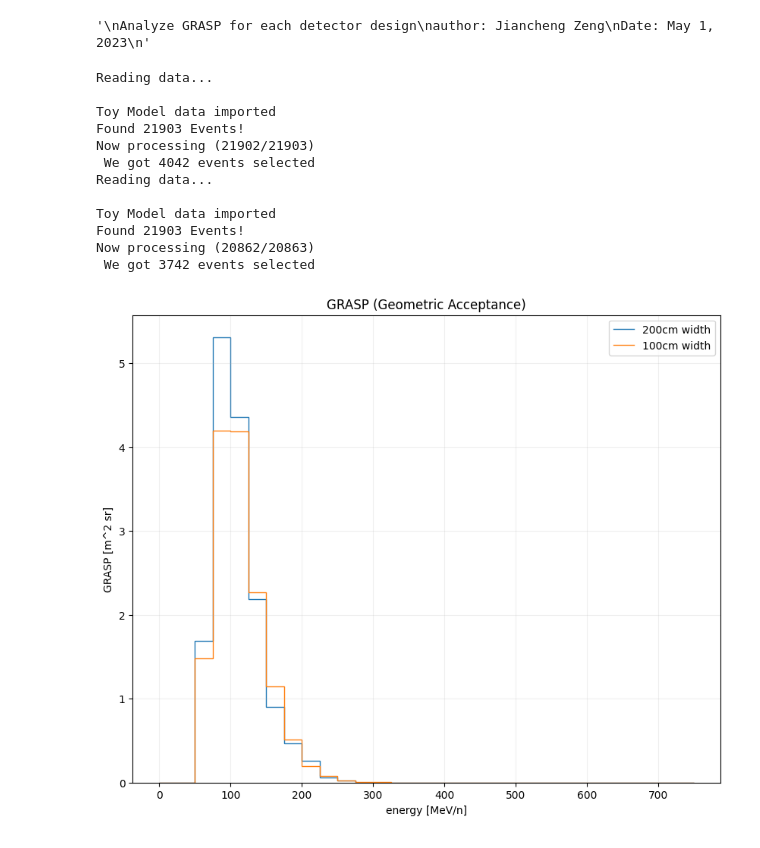
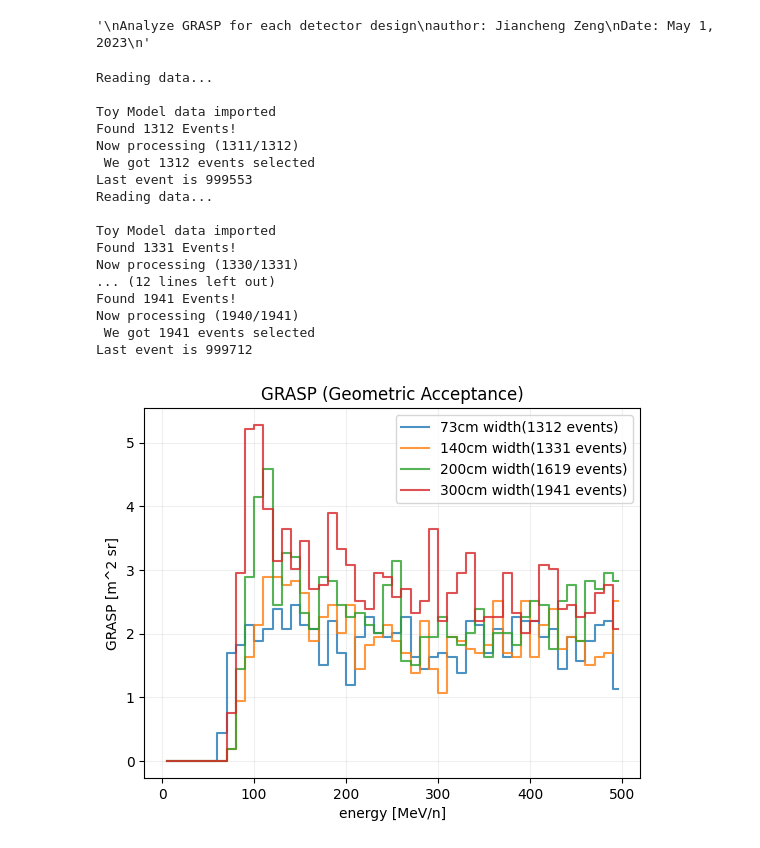
Before and after one commit to Eclipsedclaw/GRAMS, a Jupyter notebook: analysis/2023_Paper/GRASP.ipynb, the cells around one changed output. Saved outputs shown, nothing was run; the diff lists cells and outputs as text; code cells hidden in the pictures.

Commit message:
modified GRASP analysis script
Former-commit-id: 7df65ae5e354723fda73990154ee3774bc0711d9

```diff
--- a/analysis/2023_Paper/GRASP.ipynb
+++ b/analysis/2023_Paper/GRASP.ipynb
@@ -115,36 +182,61 @@ def number_of_nucleons(particle_ID):
     particle_info = df[matching_columns[0]]
     return particle_info
 # %%
-# Create a new figure
-plt.figure(figsize=(10, 8))
+fig, ax = plt.subplots()
 
-file_path_200 = '/home/jiancheng/GRAMS/toymodel_work/output/2023/GRASP_anti_deuteron_1e7_200cm.dat'
-label1 = '200cm width'
-plot_200 = GRASP_hist(Analyze_GRASP(read_data_from_toymodel(file_path_200) , -1000010020, stop_event=True), -1000010020, label1)
+file_path_73 = '/home/jiancheng/GRAMS/toymodel_work/output/2023/GRASP_anti_deuteron_atmo_1e6_73cm.dat'
+label1= '73cm width'
 
-file_path_73 = '/home/jiancheng/GRAMS/toymodel_work/output/2023/GRASP_anti_deuteron_1e7_73cm.dat'
-label2 = '73cm width'
-plot_100 = GRASP_hist(Analyze_GRASP(read_data_from_toymodel(file_path_73) , -1000010020, stop_event=True), -1000010020, label2)
+# variable explaination: Analyze_GRASP(data_vector_constructed, Particle_ID_of_initial_particle, stop_event_inside_LAr, in_flight_event_inside_LAr)
+GRASP_73 = Analyze_GRASP(read_data_from_toymodel(file_path_73), -1000010020, stop_event=True, in_flight_event=True)
 
-plt.xlabel("energy [MeV/n]")
-plt.ylabel("GRASP [m^2 sr]")
-plt.legend()
-plt.grid(alpha=0.2)
-plt.title('GRASP (Geometric Acceptance)')
+# variable explaination: GRASP_hist(GRASP_vector_from_Analyze_GRASP_function, Particle_ID_of_initial_particle, label, total_number_of_events, minimal_ernegy, maximum_energy, number_of_bins, plot_ax_name)
+plot_73 = GRASP_hist(GRASP_73[0], -1000010020, label1, GRASP_73[1], 0, 1000, 50, ax=ax)
 
-# Show the figure
-plt.show()
+file_path_140 = '/home/jiancheng/GRAMS/toymodel_work/output/2023/GRASP_anti_deuteron_atmo_1e6_140cm.dat'
+label2= '140cm width'
+
+# variable explaination: Analyze_GRASP(data_vector_constructed, Particle_ID_of_initial_particle, stop_event_inside_LAr, in_flight_event_inside_LAr)
+GRASP_140 = Analyze_GRASP(read_data_from_toymodel(file_path_140), -1000010020, stop_event=True, in_flight_event=True)
+
+# variable explaination: GRASP_hist(GRASP_vector_from_Analyze_GRASP_function, Particle_ID_of_initial_particle, label, total_number_of_events, minimal_ernegy, maximum_energy, number_of_bins, plot_ax_name)
+plot_140 = GRASP_hist(GRASP_140[0], -1000010020, label2, GRASP_140[1], 0, 1000, 50, ax=ax)
+
+file_path_200 = '/home/jiancheng/GRAMS/toymodel_work/output/2023/GRASP_anti_deuteron_atmo_1e6_200cm.dat'
+label3 = '200cm width'
+
+# variable explaination: Analyze_GRASP(data_vector_constructed, Particle_ID_of_initial_particle, stop_event_inside_LAr, in_flight_event_inside_LAr)
+GRASP_200 = Analyze_GRASP(read_data_from_toymodel(file_path_200), -1000010020, stop_event=True, in_flight_event=True)
+
+# variable explaination: GRASP_hist(GRASP_vector_from_Analyze_GRASP_function, Particle_ID_of_initial_particle, label, total_number_of_events, minimal_ernegy, maximum_energy, number_of_bins, plot_ax_name)
+plot_200 = GRASP_hist(GRASP_200[0], -1000010020, label3, GRASP_200[1], 0, 1000, 50, ax=ax)
+
+file_path_300 = '/home/jiancheng/GRAMS/toymodel_work/output/2023/GRASP_anti_deuteron_atmo_1e6_300cm.dat'
+label4= '300cm width'
+
+# variable explaination: Analyze_GRASP(data_vector_constructed, Particle_ID_of_initial_particle, stop_event_inside_LAr, in_flight_event_inside_LAr)
+GRASP_300 = Analyze_GRASP(read_data_from_toymodel(file_path_300), -1000010020, stop_event=True, in_flight_event=True)
+
+# variable explaination: GRASP_hist(GRASP_vector_from_Analyze_GRASP_function, Particle_ID_of_initial_particle, label, total_number_of_events, minimal_ernegy, maximum_energy, number_of_bins, plot_ax_name)
+plot_300 = GRASP_hist(GRASP_300[0], -1000010020, label4, GRASP_300[1], 0, 1000, 50, ax=ax)
+
+plt.show()  # Display the plot with both data on the same axes
 # %% [output]
 Reading data...
 
 Toy Model data imported
-Found 21903 Events!
-Now processing (21902/21903)
- We got 4042 events selected
+Found 1312 Events!
+Now processing (1311/1312)
+ We got 1312 events selected
+Last event is 999553
 Reading data...
 
 Toy Model data imported
-Found 21903 Events!
-Now processing (20862/20863)
- We got 3742 events selected
+Found 1331 Events!
+Now processing (1330/1331)
+... (12 lines left out)
+Found 1941 Events!
+Now processing (1940/1941)
+ We got 1941 events selected
+Last event is 999712
-[figure, old version]
+[figure, new version]
```
Also changed, not shown: parts of 4 cells of this notebook.
